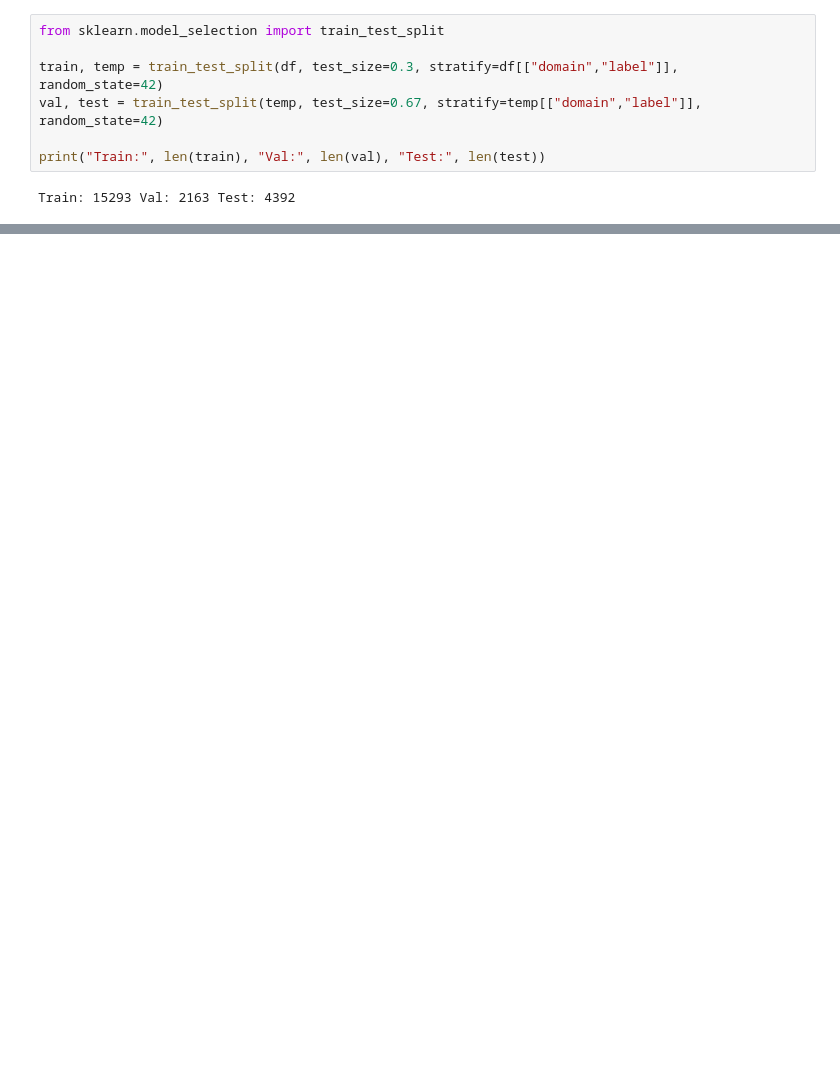
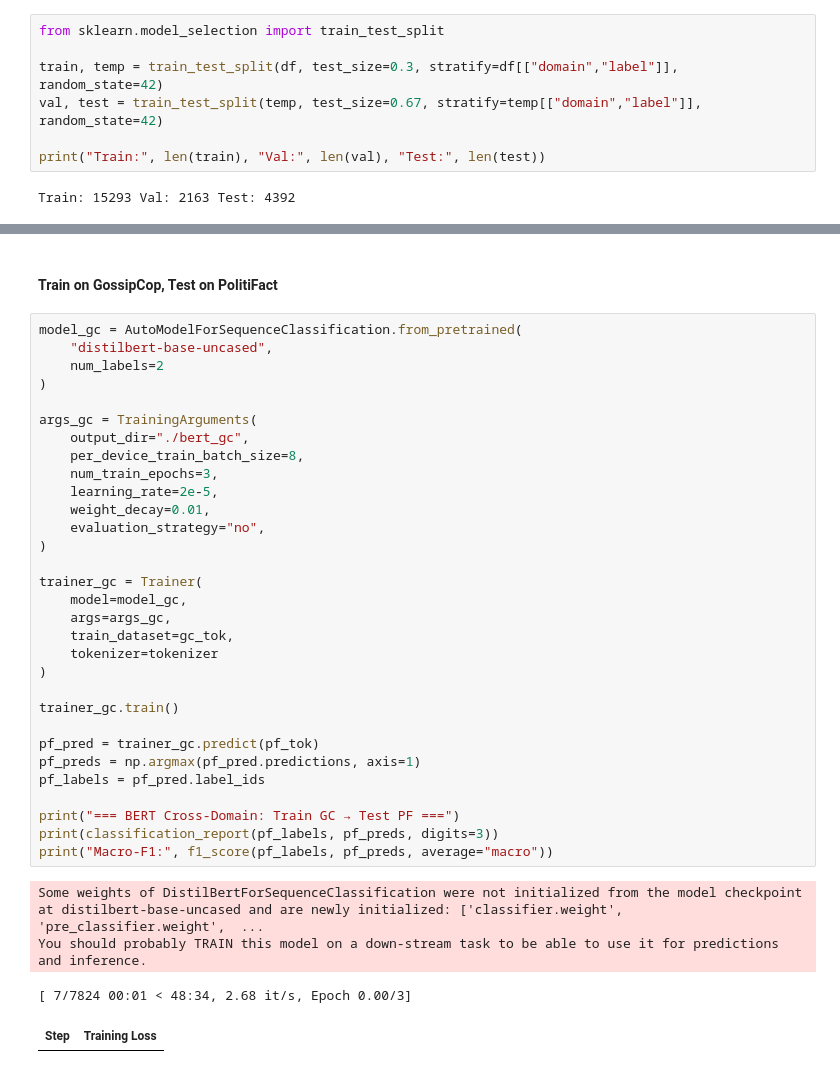
Before and after one commit to 9cc-cxy/cs6120-finalproject, a Jupyter notebook: final.ipynb, the cells around one changed output, grey strips where cells are left out. Cells and saved outputs as stored; diff of their text form; blank space fills up the shorter version.

```diff
--- a/final.ipynb
+++ b/final.ipynb
@@ -243,0 +449,38 @@ ImportError: Using the `Trainer` with `PyTorch` requires `accelerate>=0.21.0`: P
+# %% [markdown]
+#### Train on GossipCop, Test on PolitiFact
+# %%
+model_gc = AutoModelForSequenceClassification.from_pretrained(
+    "distilbert-base-uncased",
+    num_labels=2
+)
+
+args_gc = TrainingArguments(
+    output_dir="./bert_gc",
+    per_device_train_batch_size=8,
+    num_train_epochs=3,
+    learning_rate=2e-5,
+    weight_decay=0.01,
+    evaluation_strategy="no",
+)
+
+trainer_gc = Trainer(
+    model=model_gc,
+    args=args_gc,
+    train_dataset=gc_tok,
+    tokenizer=tokenizer
+)
+
+trainer_gc.train()
+
+pf_pred = trainer_gc.predict(pf_tok)
+pf_preds = np.argmax(pf_pred.predictions, axis=1)
+pf_labels = pf_pred.label_ids
+
+print("=== BERT Cross-Domain: Train GC → Test PF ===")
+print(classification_report(pf_labels, pf_preds, digits=3))
+print("Macro-F1:", f1_score(pf_labels, pf_preds, average="macro"))
+# %% [output]
+Some weights of DistilBertForSequenceClassification were not initialized from the model checkpoint at distilbert-base-uncased and are newly initialized: ['classifier.weight', 'pre_classifier.weight',  ...
+You should probably TRAIN this model on a down-stream task to be able to use it for predictions and inference.
+[ 7/7824 00:01 < 48:34, 2.68 it/s, Epoch 0.00/3]
+| Step | Training Loss |
```
Also changed, not shown: parts of 23 cells of this notebook.
